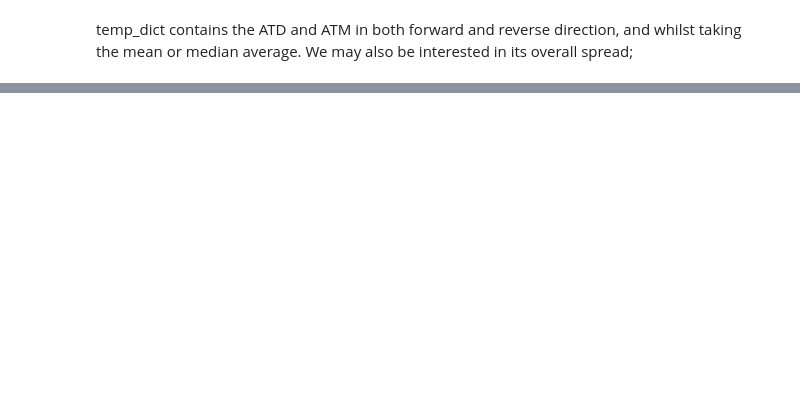
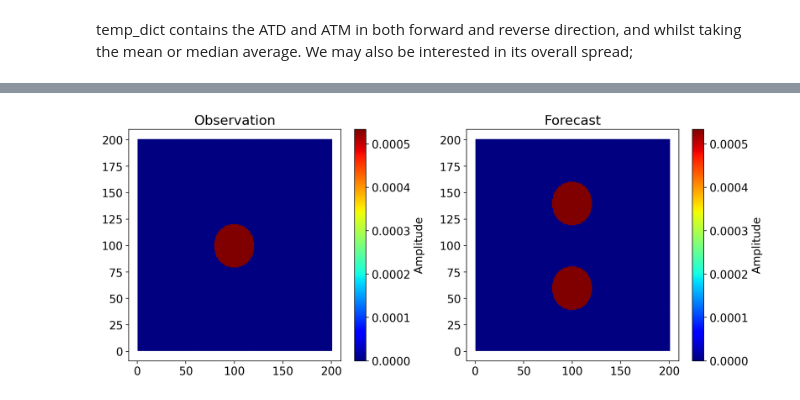
Before and after one commit to Jacob-Francis/UOTforSpatialVerification, a Jupyter notebook: example_notebook/geometric_test_cases.ipynb, the cells around one changed output, grey strips where cells are left out. Saved outputs shown, nothing was run; the diff lists cells and outputs as text; code cells hidden in the pictures; blank space fills up the shorter version.

```diff
--- a/example_notebook/geometric_test_cases.ipynb
+++ b/example_notebook/geometric_test_cases.ipynb
@@ -404,3 +404,34 @@ plt.show()
+# %%
+fig, axs = plt.subplots(1, 2, figsize=(12, 5), dpi=200)
+
+plt.rcParams.update({"font.size": 14})
+
+# First plot
+ax = axs[0]
+scatter = ax.scatter(X[:, :, 0]*L, X[:, :, 1]*L, c=alpha, s=1, cmap='jet')
+
+fig.colorbar(
+    scatter, ax=ax, label="Amplitude"
+)  # Attach colorbar to the correct subplot
+
+ax.set_title("Observation")
+# ax.set(xlim=(0, cutout_dom.shape[1]), ylim=(0, cutout_dom.shape[0])) # 200
+
+# Second plot
+ax = axs[1]
+scatter = ax.scatter(Y[:, :, 0]*L, Y[:, :, 1]*L, c=beta, s=1, cmap='jet')
+
+fig.colorbar(
+    scatter, ax=ax, label="Amplitude"
+)  # Attach colorbar to the correct subplot
+
+ax.set_title("Forecast")
+# ax.set(xlim=(0, cutout_dom.shape[1]), ylim=(0, cutout_dom.shape[0])) # 200
+
+plt.tight_layout()
+plt.show()
+# %% [output]
+[figure, added]
 # %%
 fig, axs = plt.subplots(1, 2, figsize=(16, 5), dpi=200)
 
```
Also changed, not shown: parts of 8 cells of this notebook, 1 other file.
